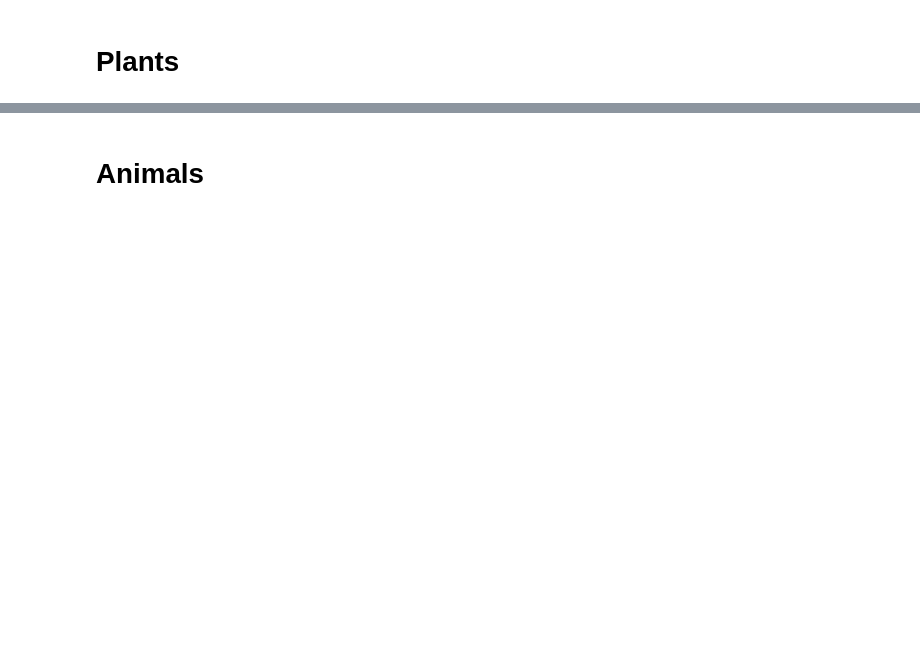
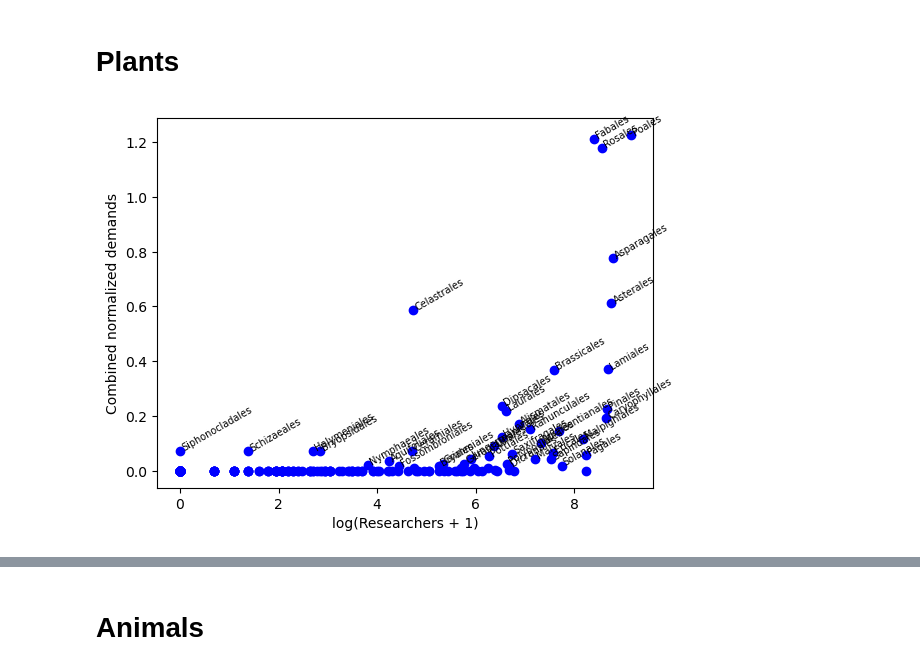
Before and after one commit to AgentschapPlantentuinMeise/Mapping-taxonomists, a Jupyter notebook: reports/Scatter plots.ipynb, the cells around one changed output, grey strips where cells are left out. Saved outputs shown, nothing was run; the diff lists cells and outputs as text; code cells hidden in the pictures; blank space fills up the shorter version.

Commit message:
updating scatter plots

```diff
--- a/reports/Scatter plots.ipynb
+++ b/reports/Scatter plots.ipynb
@@ -110,0 +118,5 @@ for i, demand in enumerate(["taxonomicResearchNeeded", "horizonInvasives", "crop
+# %%
+scatter_combined_demand(plants, ["taxonomicResearchNeeded", "horizonInvasives", "cropWildRelatives"],
+                        logx=True, ymin=0.01)
+# %% [output]
+[figure, added]
```
Also changed, not shown: parts of 16 cells of this notebook, 4 other files.
